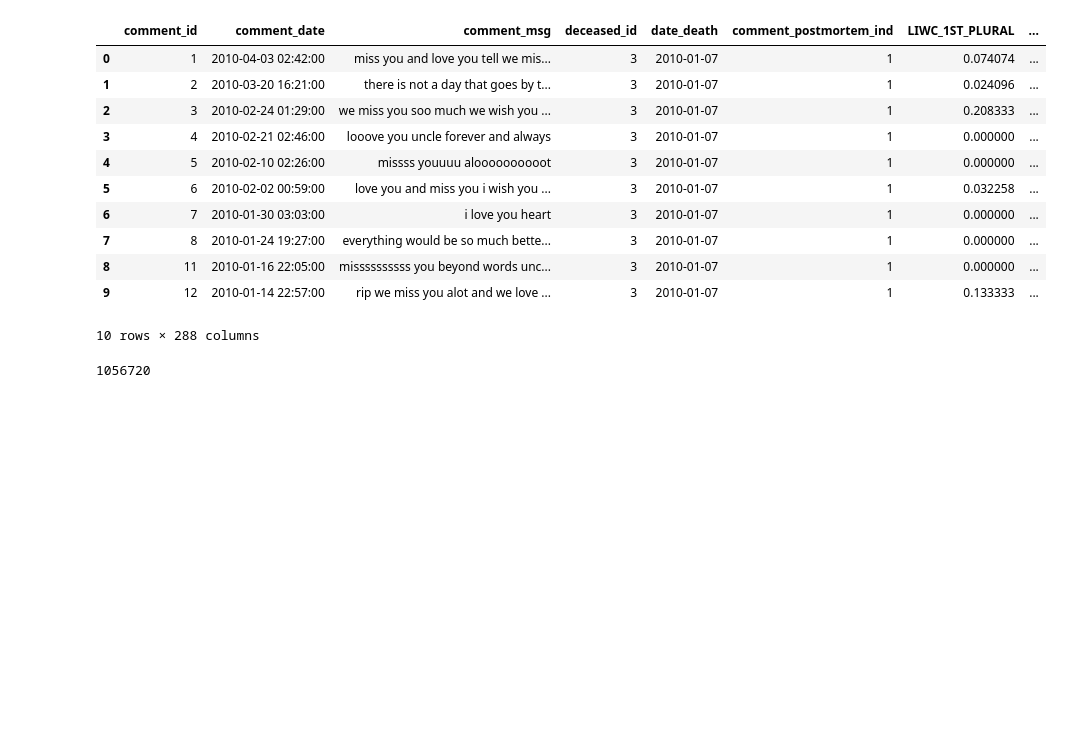
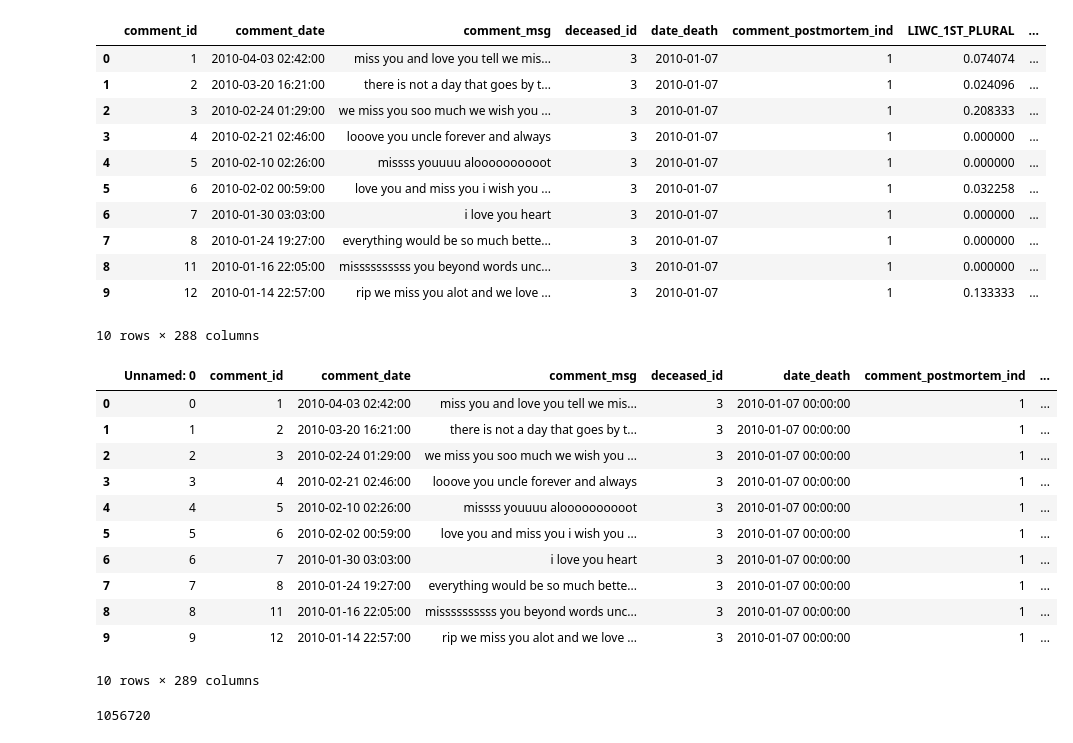
Before and after one commit to SRInfo3401/Final-3401-Project, a Jupyter notebook: INFO3401-project.ipynb, the cells around one changed output. Drawn from its saved outputs; the diff is of its cells as text; code cells hidden in the pictures; blank space fills up the shorter version.

```diff
--- a/INFO3401-project.ipynb
+++ b/INFO3401-project.ipynb
@@ -18,6 +18,22 @@ df.head(10)
 | 8 | 11 | 2010-01-16 22:05:00 | missssssssss you beyond words unc... | 3 | 2010-01-07 | 1 | 0.000000 | ... |
 | 9 | 12 | 2010-01-14 22:57:00 | rip we miss you alot and we love ... | 3 | 2010-01-07 | 1 | 0.133333 | ... |
 10 rows × 288 columns
+# %%
+csv_df = pd.read_csv('parsedHDF.csv')
+csv_df.head(10)
+# %% [output]
+|  | Unnamed: 0 | comment_id | comment_date | comment_msg | deceased_id | date_death | comment_postmortem_ind | ... |
+| 0 | 0 | 1 | 2010-04-03 02:42:00 | miss you and love you tell we mis... | 3 | 2010-01-07 00:00:00 | 1 | ... |
+| 1 | 1 | 2 | 2010-03-20 16:21:00 | there is not a day that goes by t... | 3 | 2010-01-07 00:00:00 | 1 | ... |
+| 2 | 2 | 3 | 2010-02-24 01:29:00 | we miss you soo much we wish you ... | 3 | 2010-01-07 00:00:00 | 1 | ... |
+| 3 | 3 | 4 | 2010-02-21 02:46:00 | looove you uncle forever and always | 3 | 2010-01-07 00:00:00 | 1 | ... |
+| 4 | 4 | 5 | 2010-02-10 02:26:00 | missss youuuu aloooooooooot | 3 | 2010-01-07 00:00:00 | 1 | ... |
+| 5 | 5 | 6 | 2010-02-02 00:59:00 | love you and miss you i wish you ... | 3 | 2010-01-07 00:00:00 | 1 | ... |
+| 6 | 6 | 7 | 2010-01-30 03:03:00 | i love you heart | 3 | 2010-01-07 00:00:00 | 1 | ... |
+| 7 | 7 | 8 | 2010-01-24 19:27:00 | everything would be so much bette... | 3 | 2010-01-07 00:00:00 | 1 | ... |
+| 8 | 8 | 11 | 2010-01-16 22:05:00 | missssssssss you beyond words unc... | 3 | 2010-01-07 00:00:00 | 1 | ... |
+| 9 | 9 | 12 | 2010-01-14 22:57:00 | rip we miss you alot and we love ... | 3 | 2010-01-07 00:00:00 | 1 | ... |
+10 rows × 289 columns
 # %%
 #Check length before clean
 len(df)
```
Also changed, not shown: parts of 4 cells of this notebook, 1 other file.
